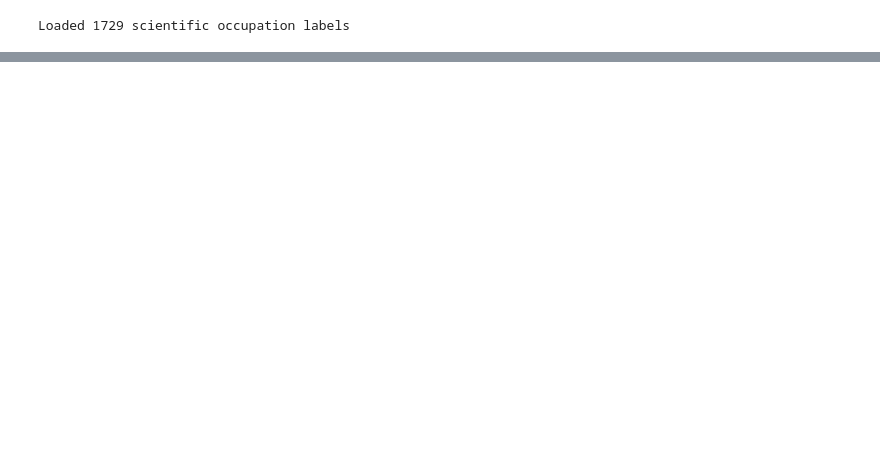
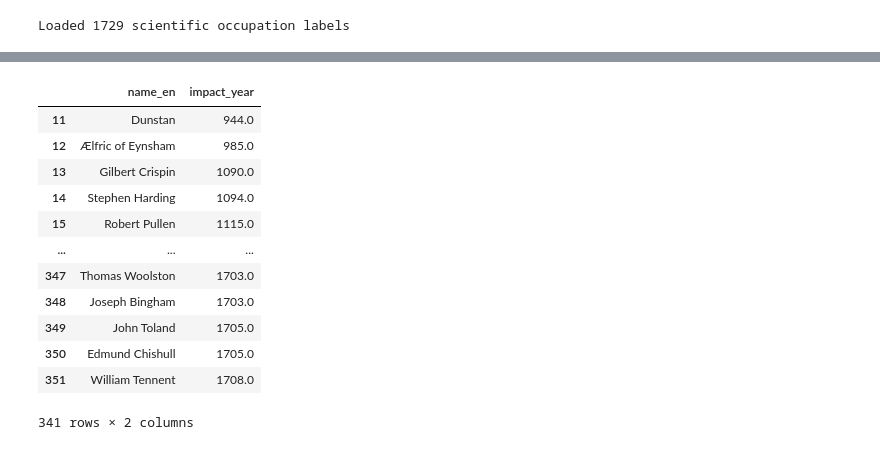
Before and after one commit to charlesdedampierre/cultura_database, a Jupyter notebook: paper/fig_complexity_gdp.ipynb, the cells around one changed output, grey strips where cells are left out. Cells and saved outputs as stored; diff of their text form; code cells hidden in the pictures; blank space fills up the shorter version.

```diff
--- a/paper/fig_complexity_gdp.ipynb
+++ b/paper/fig_complexity_gdp.ipynb
@@ -396,0 +234,26 @@ for polity_name in polity_order:
+# %%
+conn = sqlite3.connect(DB)
+
+df_theologians = pd.read_sql("""
+    SELECT c.name_en, c.impact_year
+    FROM consolidate c
+    WHERE c.polity_name LIKE '%Kingdom of England%'
+      AND c.is_scientist = 1
+      AND lower(c.occupations) LIKE '%theologian%'
+    ORDER BY c.impact_year
+""", conn)
+print(f"Theologians in Kingdom of England: {len(df_theologians)}")
+display(df_theologians)
+
+df_historians = pd.read_sql("""
+    SELECT c.name_en, c.impact_year
+    FROM consolidate c
+    WHERE c.polity_name LIKE 'Republic of Venice%'
+      AND c.is_scientist = 1
+      AND lower(c.occupations) LIKE '%historian%'
+    ORDER BY c.impact_year
+""", conn)
+print(f"\nHistorians in Republic of Venice: {len(df_historians)}")
+display(df_historians)
+
+conn.close()
@@ -396,0 +289,16 @@ for polity_name in polity_order:
+# %%
+df_theologians.dropna()
+# %% [output]
+|  | name_en | impact_year |
+| 11 | Dunstan | 944.0 |
+| 12 | Ælfric of Eynsham | 985.0 |
+| 13 | Gilbert Crispin | 1090.0 |
+| 14 | Stephen Harding | 1094.0 |
+| 15 | Robert Pullen | 1115.0 |
+| ... | ... | ... |
+| 347 | Thomas Woolston | 1703.0 |
+| 348 | Joseph Bingham | 1703.0 |
+| 349 | John Toland | 1705.0 |
+| 350 | Edmund Chishull | 1705.0 |
+| 351 | William Tennent | 1708.0 |
+341 rows × 2 columns
```
Also changed, not shown: parts of 17 cells of this notebook, 18 other files.
